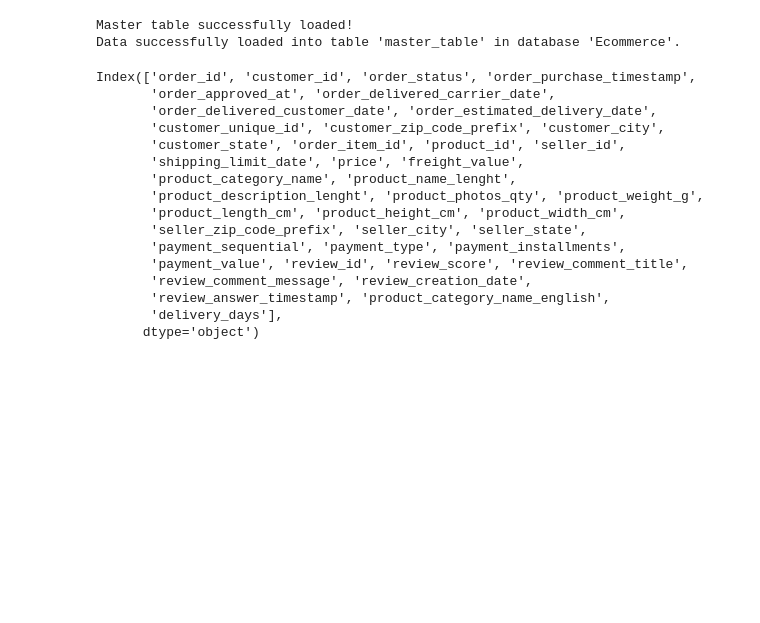
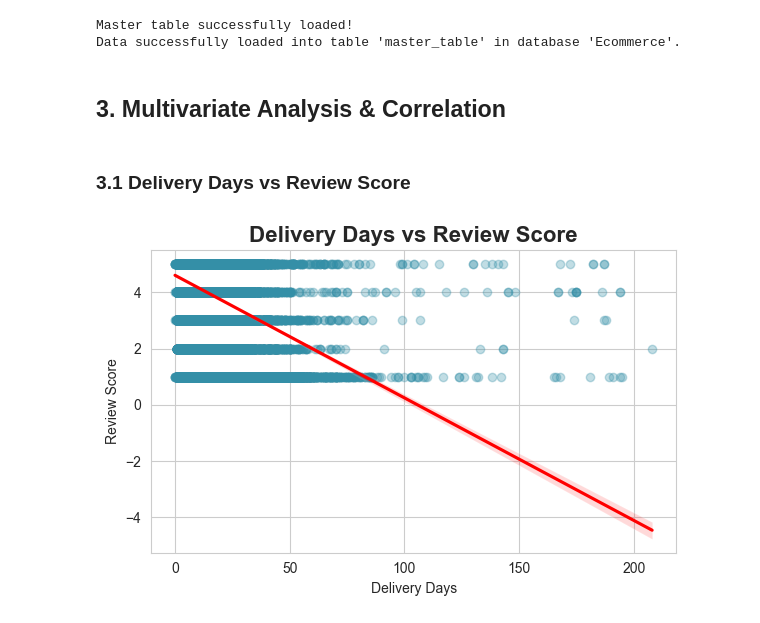
Before and after one commit to soumojit-dev/Ecommerce-Data-Analysis, a Jupyter notebook: analysis.ipynb, the cells around one changed output. Drawn from its saved outputs; the diff is of its cells as text; code cells hidden in the pictures; blank space fills up the shorter version.

```diff
--- a/analysis.ipynb
+++ b/analysis.ipynb
@@ -310,22 +334,25 @@ print(f"Data successfully loaded into table '{table_name}' in database '{databas
 # %% [output]
 Master table successfully loaded!
 Data successfully loaded into table 'master_table' in database 'Ecommerce'.
-# %%
-master.columns
-# %% [output]
-Index(['order_id', 'customer_id', 'order_status', 'order_purchase_timestamp',
-       'order_approved_at', 'order_delivered_carrier_date',
-       'order_delivered_customer_date', 'order_estimated_delivery_date',
-       'customer_unique_id', 'customer_zip_code_prefix', 'customer_city',
-       'customer_state', 'order_item_id', 'product_id', 'seller_id',
-       'shipping_limit_date', 'price', 'freight_value',
-       'product_category_name', 'product_name_lenght',
-       'product_description_lenght', 'product_photos_qty', 'product_weight_g',
-       'product_length_cm', 'product_height_cm', 'product_width_cm',
-       'seller_zip_code_prefix', 'seller_city', 'seller_state',
-       'payment_sequential', 'payment_type', 'payment_installments',
-       'payment_value', 'review_id', 'review_score', 'review_comment_title',
-       'review_comment_message', 'review_creation_date',
-       'review_answer_timestamp', 'product_category_name_english',
-       'delivery_days'],
-      dtype='object')
+# %% [markdown]
+## 3. Multivariate Analysis & Correlation
+# %% [markdown]
+### 3.1 Delivery Days vs Review Score
+# %%
+plt.figure(figsize=(6,4))
+
+sns.regplot(
+    x="delivery_days",
+    y="review_score",
+    data=master,
+    scatter_kws={"alpha":0.3, "color":sns.color_palette("mako")[3]},
+    line_kws={"color":"red"}
+)
+
+plt.title("Delivery Days vs Review Score", fontsize=16, weight="bold")
+plt.xlabel("Delivery Days")
+plt.ylabel("Review Score")
+plt.tight_layout()
+plt.show()
+# %% [output]
+[figure, added]
```
Also changed, not shown: parts of 24 cells of this notebook.
